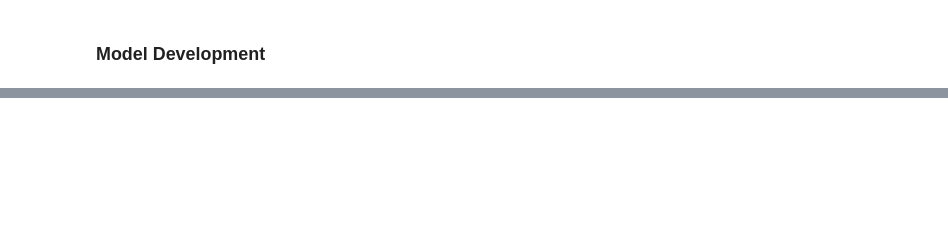
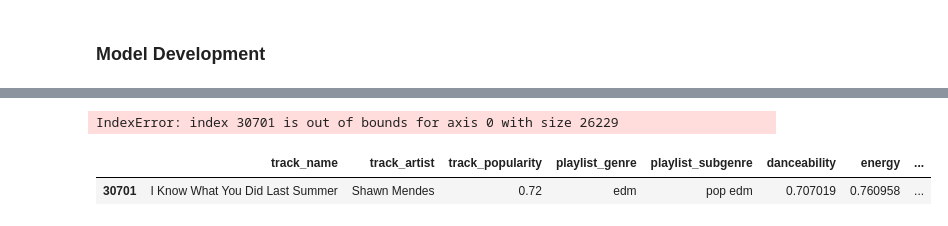
Before and after one commit to ricii1/Music-Recommendation-System, a Jupyter notebook: RecommendationSystem.ipynb, the cells around one changed output, grey strips where cells are left out. Saved outputs shown, nothing was run; the diff lists cells and outputs as text; code cells hidden in the pictures; blank space fills up the shorter version.

```diff
--- a/RecommendationSystem.ipynb
+++ b/RecommendationSystem.ipynb
@@ -415,0 +563,3 @@ plt.show()
+# %%
+cleaned_data.drop(columns=['duration_ms'], inplace=True)
+cleaned_data.info()
@@ -415,0 +586,3 @@ plt.show()
+# %%
+cleaned_data.drop(columns=['track_id','track_album_name', 'playlist_name', 'track_album_id', 'playlist_id'], inplace=True)
+cleaned_data.info()
@@ -415,0 +609,5 @@ plt.show()
+# %%
+cleaned_data['track_album_release_year'] = cleaned_data['track_album_release_date'].dt.year
+cleaned_data['track_album_release_year'] = cleaned_data['track_album_release_year'].astype(int)
+cleaned_data.drop(columns=['track_album_release_date'], inplace=True)
+cleaned_data.info()
@@ -417,0 +636,7 @@ plt.show()
+# %%
+from sklearn.preprocessing import MinMaxScaler
+numerical_cols = ["track_popularity", "danceability", "energy", "key", "loudness", "speechiness", "acousticness", "instrumentalness", "liveness", "valence", "tempo", "duration_min", "track_album_release_year"]
+scaler = MinMaxScaler()
+data_normalized = cleaned_data.copy()
+data_normalized[numerical_cols] = scaler.fit_transform(data_normalized[numerical_cols])
+data_normalized
@@ -417,0 +675,40 @@ plt.show()
+# %%
+# Fungsi untuk mencari rekomendasi lagu berdasarkan judul lagu yang dimasukkan
+def get_song_recommendations(track_name, cosine_sim_matrix, data_normalized):
+    # Menemukan index lagu berdasarkan track_name
+    track_idx = data_normalized[data_normalized['track_name'] == track_name].index[0]
+    if(track_idx == None):
+        return "Lagu tidak ditemukan"
+    # Mendapatkan nilai cosine similarity untuk lagu yang dimasukkan
+    sim_scores = list(enumerate(cosine_sim_matrix[track_idx]))
+
+    # Mengurutkan similarity dari yang tertinggi
+    sim_scores = sorted(sim_scores, key=lambda x: x[1], reverse=True)
+
+    # Mengambil 10 lagu teratas (excl. lagu yang dimasukkan)
+    sim_scores = sim_scores[1:11]
+
+    # Mendapatkan indeks lagu yang direkomendasikan
+    song_indices = [i[0] for i in sim_scores]
+
+    # Mengembalikan daftar judul lagu yang direkomendasikan
+    recommended_songs = data_normalized['track_name'].iloc[song_indices]
+
+    return recommended_songs
+
+# Input judul lagu yang ingin dicari rekomendasinya
+input_track_name = "I Know What You Did Last Summer"  # Gantilah dengan judul lagu yang Anda inginkan
+
+# Mendapatkan rekomendasi lagu berdasarkan cosine similarity
+recommended_songs = get_song_recommendations(input_track_name, cosine_sim, data_normalized)
+
+# Menampilkan rekomendasi
+print(f"Rekomendasi lagu untuk '{input_track_name}':")
+print(recommended_songs)
+# %% [output]
+IndexError: index 30701 is out of bounds for axis 0 with size 26229
+# %%
+data_normalized[data_normalized['track_name'] == "I Know What You Did Last Summer"]
+# %% [output]
+|  | track_name | track_artist | track_popularity | playlist_genre | playlist_subgenre | danceability | energy | ... |
+| 30701 | I Know What You Did Last Summer | Shawn Mendes | 0.72 | edm | pop edm | 0.707019 | 0.760958 | ... |
```
Also changed, not shown: parts of 27 cells of this notebook.
